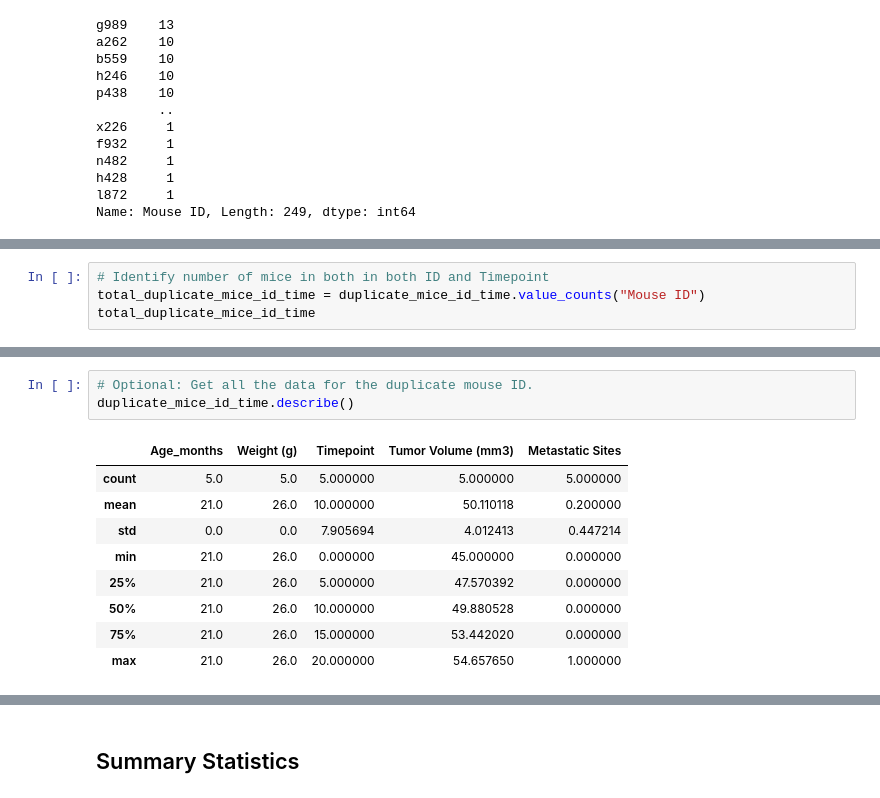
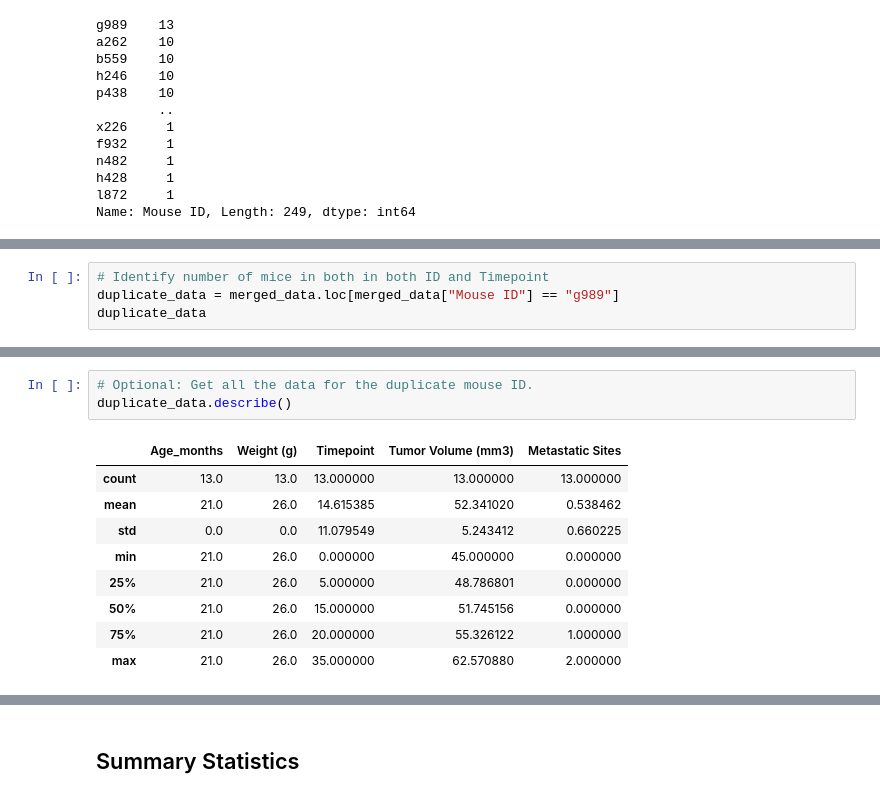
Before and after one commit to Dionicio-Hernan/pymaceuticals-challenge, a Jupyter notebook: pymaceuticals_starter.ipynb, the cells around one changed output, grey strips where cells are left out. Saved outputs shown, nothing was run; the diff lists cells and outputs as text.

```diff
--- a/pymaceuticals_starter.ipynb
+++ b/pymaceuticals_starter.ipynb
@@ -84,5 +84,5 @@ duplicate_mice_id_time
 # %%
 # Identify number of mice in both in both ID and Timepoint
-total_duplicate_mice_id_time = duplicate_mice_id_time.value_counts("Mouse ID")
-total_duplicate_mice_id_time
+duplicate_data = merged_data.loc[merged_data["Mouse ID"] == "g989"]
+duplicate_data
 # %% [output]
@@ -92,13 +103,13 @@ dtype: int64
 # %%
 # Optional: Get all the data for the duplicate mouse ID.
-duplicate_mice_id_time.describe()
+duplicate_data.describe()
 # %% [output]
 |  | Age_months | Weight (g) | Timepoint | Tumor Volume (mm3) | Metastatic Sites |
-| count | 5.0 | 5.0 | 5.000000 | 5.000000 | 5.000000 |
-| mean | 21.0 | 26.0 | 10.000000 | 50.110118 | 0.200000 |
-| std | 0.0 | 0.0 | 7.905694 | 4.012413 | 0.447214 |
+| count | 13.0 | 13.0 | 13.000000 | 13.000000 | 13.000000 |
+| mean | 21.0 | 26.0 | 14.615385 | 52.341020 | 0.538462 |
+| std | 0.0 | 0.0 | 11.079549 | 5.243412 | 0.660225 |
 | min | 21.0 | 26.0 | 0.000000 | 45.000000 | 0.000000 |
-| 25% | 21.0 | 26.0 | 5.000000 | 47.570392 | 0.000000 |
-| 50% | 21.0 | 26.0 | 10.000000 | 49.880528 | 0.000000 |
-| 75% | 21.0 | 26.0 | 15.000000 | 53.442020 | 0.000000 |
-| max | 21.0 | 26.0 | 20.000000 | 54.657650 | 1.000000 |
+| 25% | 21.0 | 26.0 | 5.000000 | 48.786801 | 0.000000 |
+| 50% | 21.0 | 26.0 | 15.000000 | 51.745156 | 0.000000 |
+| 75% | 21.0 | 26.0 | 20.000000 | 55.326122 | 1.000000 |
+| max | 21.0 | 26.0 | 35.000000 | 62.570880 | 2.000000 |
```
Also changed, not shown: parts of 18 cells of this notebook.
